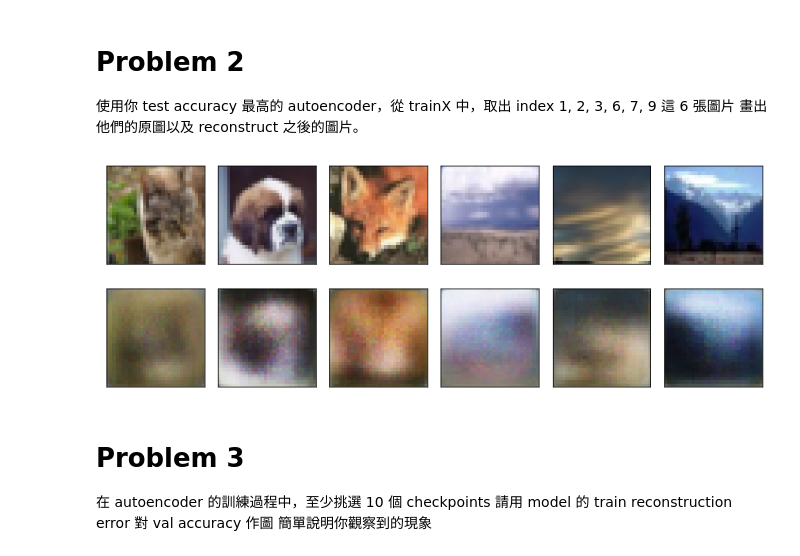
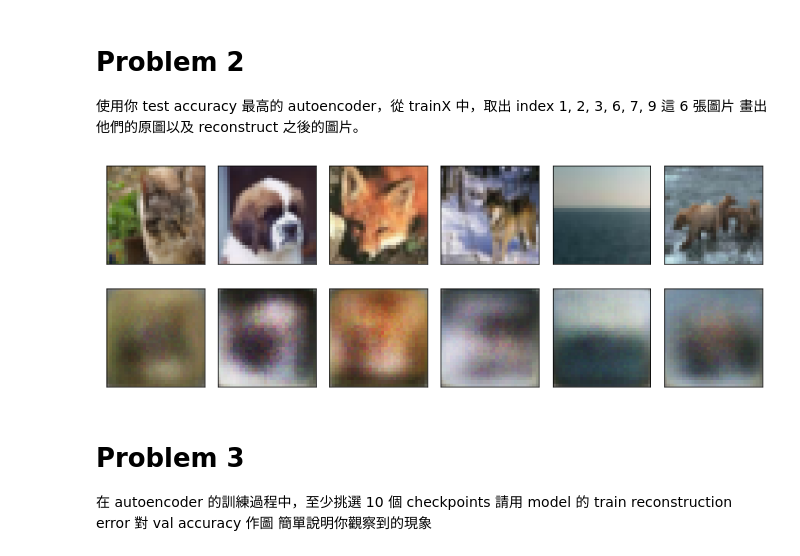
Before and after one commit to zxyscz/Deep-Learning, a Jupyter notebook: 10_unsupervised.ipynb, the cells around one changed output. Drawn from its saved outputs; the diff is of its cells as text; code cells hidden in the pictures.

```diff
--- a/10_unsupervised.ipynb
+++ b/10_unsupervised.ipynb
@@ -368,27 +367,27 @@ Problem 2
 # %%
 import matplotlib.pyplot as plt
 import numpy as np
 
 # 畫出原圖
 plt.figure(figsize=(10,4))
-indexes = [1,2,3,6,7,9]
+indexes = [1,2,3,16,17,19]
 imgs = trainX[indexes,]
 for i, img in enumerate(imgs):
     plt.subplot(2, 6, i+1, xticks=[], yticks=[])
     plt.imshow(img)
 
 # 畫出 reconstruct 的圖
 inp = torch.Tensor(trainX_preprocessed[indexes,]).cuda()
 latents, recs = model(inp)
 recs = ((recs+1)/2 ).cpu().detach().numpy()
 recs = recs.transpose(0, 2, 3, 1)
 for i, img in enumerate(recs):
     plt.subplot(2, 6, 6+i+1, xticks=[], yticks=[])
     plt.imshow(img)
 
 plt.tight_layout()
 # %% [output]
-[figure, old version]
+[figure, new version]
 # %% [markdown]
 Problem 3
 ===
```
Also changed, not shown: parts of 8 cells of this notebook.
